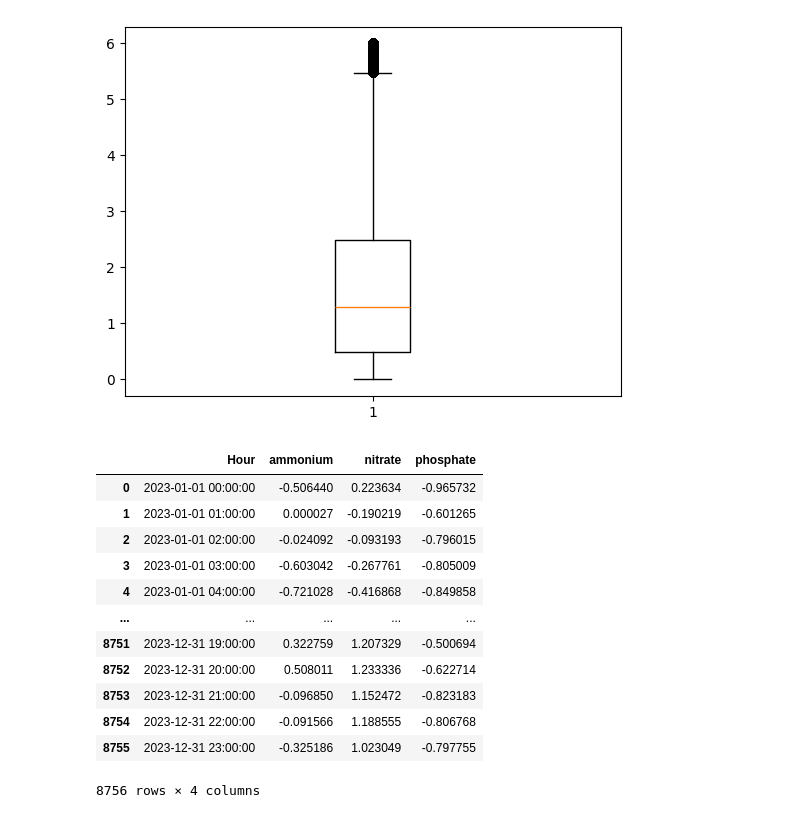
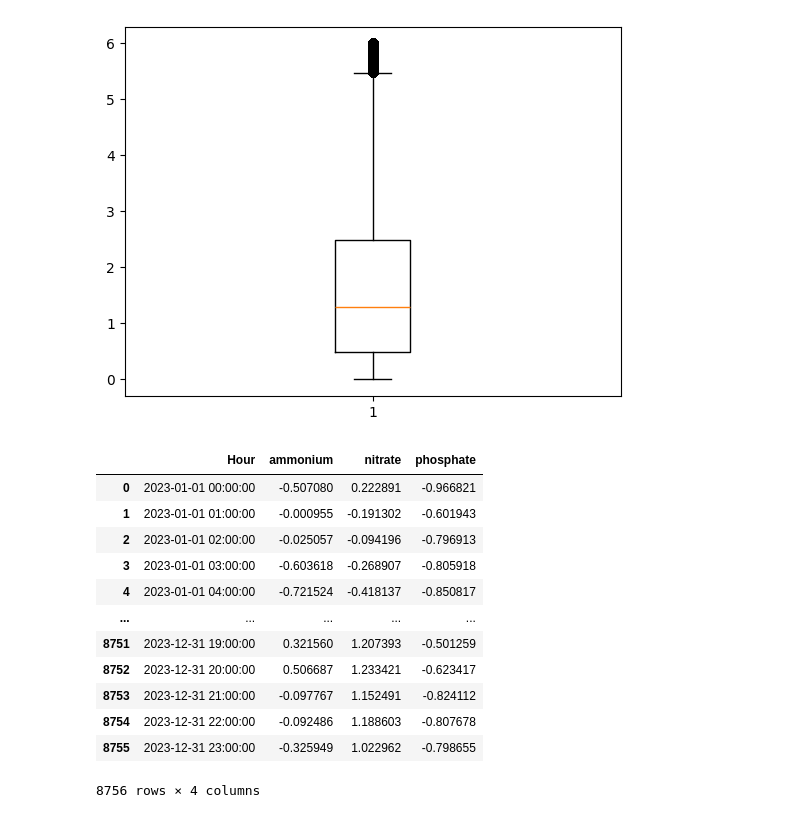
Before and after one commit to georgyHZ/DuskpetalHoppers, a Jupyter notebook: Iteration1.ipynb, the cells around one changed output. Cells and saved outputs as stored; diff of their text form; code cells hidden in the pictures.

```diff
--- a/Iteration1.ipynb
+++ b/Iteration1.ipynb
@@ -30,7 +30,7 @@ def count_outliers_iqr(series):
 # %%
 ammonium = pd.read_parquet('data/Chemical measurements influent 2023_2024/ammonium_2024.parquet')
 ammonium['datumBeginMeting'] = pd.to_datetime(ammonium['datumBeginMeting'])
-ammonium = ammonium.rename(columns={"hstWaarde": "hstWaarde_ammonium_2023", "historianTagnummer": "historianTagnummer_ammonium", "datumBeginMeting": "datumBeginMeting_ammonium", "datumEindeMeting": "datumEindeMeting_ammonium"}).reset_index(drop=True)
+ammonium = ammonium.rename(columns={"hstWaarde": "hstWaarde_ammonium_2023", "historianTagnummer": "historianTagnummer_ammonium"}).reset_index(drop=True)
 ammonium['hstWaarde_ammonium_2023'] = ammonium['hstWaarde_ammonium_2023'].apply(pd.to_numeric, errors='coerce')
 # %%
 outliers_count = count_outliers_iqr(ammonium['hstWaarde_ammonium_2023'])
@@ -50,7 +50,7 @@ Number of outliers:  43282
 # %%
 nitrate = pd.read_parquet('data/Chemical measurements influent 2023_2024/nitrate_2024.parquet')
 nitrate['datumBeginMeting'] = pd.to_datetime(nitrate['datumBeginMeting'])
-nitrate = nitrate.rename(columns={"hstWaarde": "hstWaarde_nitrate", "historianTagnummer": "historianTagnummer_nitrate", "datumBeginMeting": "datumBeginMeting_nitrate", "datumEndeMeting": "datumEndeMeting_nitrate"}).reset_index(drop=True)
+nitrate = nitrate.rename(columns={"hstWaarde": "hstWaarde_nitrate", "historianTagnummer": "historianTagnummer_nitrate"}).reset_index(drop=True)
 nitrate['hstWaarde_nitrate'] = nitrate['hstWaarde_nitrate'].apply(pd.to_numeric, errors='coerce')
 # %%
 outliers_count = count_outliers_iqr(nitrate['hstWaarde_nitrate'])
@@ -88,47 +88,49 @@ Number of outliers:  21886
  'means': []}
 [figure]
 # %%
+merged = pd.merge(ammonium, nitrate, on="datumBeginMeting")
+chemicals = pd.merge(merged, phosphate, on="datumBeginMeting")
 chemicals_hourly = pd.DataFrame({
     'Hour': chemicals['datumBeginMeting'].dt.floor('h'),  # Hour column for grouping
     'ammonium': chemicals['hstWaarde_ammonium_2023'],
     'nitrate': chemicals['hstWaarde_nitrate'],
     'phosphate': chemicals['hstWaarde_phosphate']
 })
 
 chemicals_hourly = chemicals_hourly.dropna(subset=['ammonium', 'nitrate', 'phosphate'], how='all')
 
 imputer = SimpleImputer(strategy='median')
 chemicals_imputed = pd.DataFrame(
     imputer.fit_transform(chemicals_hourly[['ammonium', 'nitrate', 'phosphate']]),
     columns=['ammonium', 'nitrate', 'phosphate']
 )
 
 log_transformed = np.log1p(chemicals_imputed)
 
 scaler = RobustScaler()
 scaled = pd.DataFrame(
     scaler.fit_transform(log_transformed),
     columns=['ammonium', 'nitrate', 'phosphate']
 )
 
 chemicals_hourly_scaled = pd.concat([chemicals_hourly[['Hour']].reset_index(drop=True), scaled], axis=1)
 
 hourly_scaled_means = chemicals_hourly_scaled.groupby('Hour').mean().reset_index()
 
 hourly_scaled_means
 # %% [output]
 |  | Hour | ammonium | nitrate | phosphate |
-| 0 | 2023-01-01 00:00:00 | -0.506440 | 0.223634 | -0.965732 |
-| 1 | 2023-01-01 01:00:00 | 0.000027 | -0.190219 | -0.601265 |
-| 2 | 2023-01-01 02:00:00 | -0.024092 | -0.093193 | -0.796015 |
-| 3 | 2023-01-01 03:00:00 | -0.603042 | -0.267761 | -0.805009 |
-| 4 | 2023-01-01 04:00:00 | -0.721028 | -0.416868 | -0.849858 |
+| 0 | 2023-01-01 00:00:00 | -0.507080 | 0.222891 | -0.966821 |
+| 1 | 2023-01-01 01:00:00 | -0.000955 | -0.191302 | -0.601943 |
+| 2 | 2023-01-01 02:00:00 | -0.025057 | -0.094196 | -0.796913 |
+| 3 | 2023-01-01 03:00:00 | -0.603618 | -0.268907 | -0.805918 |
+| 4 | 2023-01-01 04:00:00 | -0.721524 | -0.418137 | -0.850817 |
 | ... | ... | ... | ... | ... |
-| 8751 | 2023-12-31 19:00:00 | 0.322759 | 1.207329 | -0.500694 |
-| 8752 | 2023-12-31 20:00:00 | 0.508011 | 1.233336 | -0.622714 |
-| 8753 | 2023-12-31 21:00:00 | -0.096850 | 1.152472 | -0.823183 |
-| 8754 | 2023-12-31 22:00:00 | -0.091566 | 1.188555 | -0.806768 |
-| 8755 | 2023-12-31 23:00:00 | -0.325186 | 1.023049 | -0.797755 |
+| 8751 | 2023-12-31 19:00:00 | 0.321560 | 1.207393 | -0.501259 |
+| 8752 | 2023-12-31 20:00:00 | 0.506687 | 1.233421 | -0.623417 |
+| 8753 | 2023-12-31 21:00:00 | -0.097767 | 1.152491 | -0.824112 |
+| 8754 | 2023-12-31 22:00:00 | -0.092486 | 1.188603 | -0.807678 |
+| 8755 | 2023-12-31 23:00:00 | -0.325949 | 1.022962 | -0.798655 |
 8756 rows × 4 columns
 # %%
 oxygen_a = pd.read_parquet('data/OxygenData2024/oxygen_a_2024.parquet')
```
Also changed, not shown: parts of 9 cells of this notebook, 1 other file.
